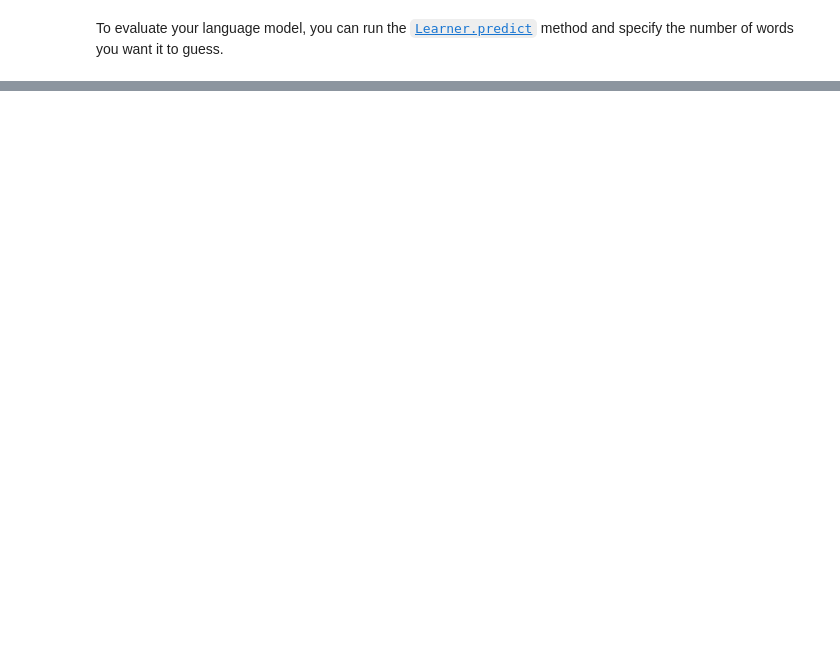
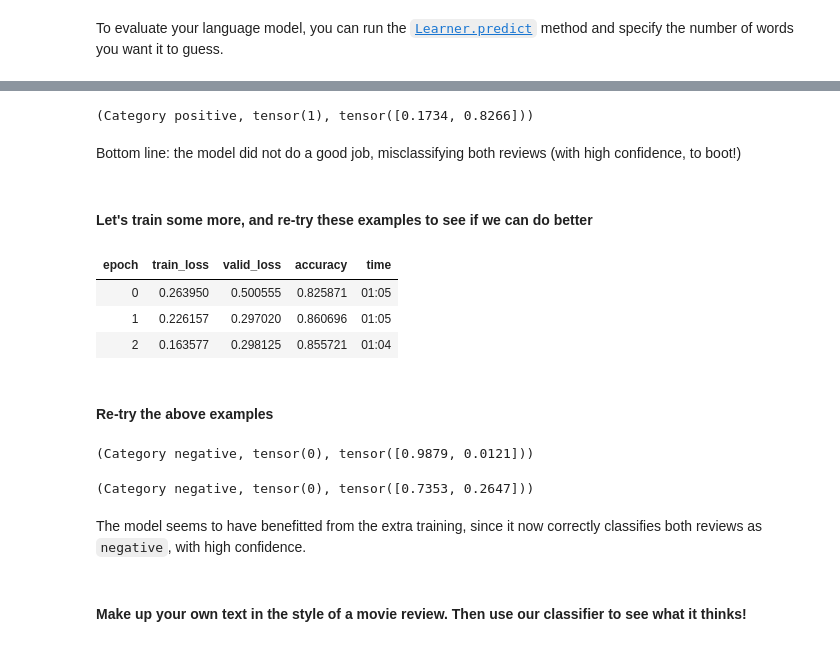
Before and after one commit to tramslegend/course-nlp, a Jupyter notebook: review-nlp-transfer.ipynb, the cells around one changed output, grey strips where cells are left out. Cells and saved outputs as stored; diff of their text form; code cells hidden in the pictures; blank space fills up the shorter version.

```diff
--- a/review-nlp-transfer.ipynb
+++ b/review-nlp-transfer.ipynb
@@ -133,0 +227,30 @@ learn.predict("This was a great movie!")
+# %%
+learn.predict('Not so good World War II epic film')
+# %% [output]
+(Category positive, tensor(1), tensor([0.1734, 0.8266]))
+# %% [markdown]
+Bottom line: the model did not do a good job, misclassifying both reviews (with high confidence, to boot!)
+# %% [markdown]
+#### Let's train some more, and re-try these examples to see if we can do better
+# %%
+learn.unfreeze()
+learn.fit_one_cycle(3, slice(1e-4, 1e-2))
+# %% [output]
+| epoch | train_loss | valid_loss | accuracy | time |
+| 0 | 0.263950 | 0.500555 | 0.825871 | 01:05 |
+| 1 | 0.226157 | 0.297020 | 0.860696 | 01:05 |
+| 2 | 0.163577 | 0.298125 | 0.855721 | 01:04 |
+# %% [markdown]
+#### Re-try the above examples
+# %%
+learn.predict('Although there was lots of blood and violence, I did not think this film was scary enough.')
+# %% [output]
+(Category negative, tensor(0), tensor([0.9879, 0.0121]))
+# %%
+learn.predict('Not so good World War II epic film')
+# %% [output]
+(Category negative, tensor(0), tensor([0.7353, 0.2647]))
+# %% [markdown]
+The model seems to have benefitted from the extra training, since it now correctly classifies both reviews as `negative`, with high confidence.
+# %% [markdown]
+#### Make up your own text in the style of a movie review. Then use our classifier to see what it thinks!
```
Also changed, not shown: parts of 40 cells of this notebook, 1 other file.
